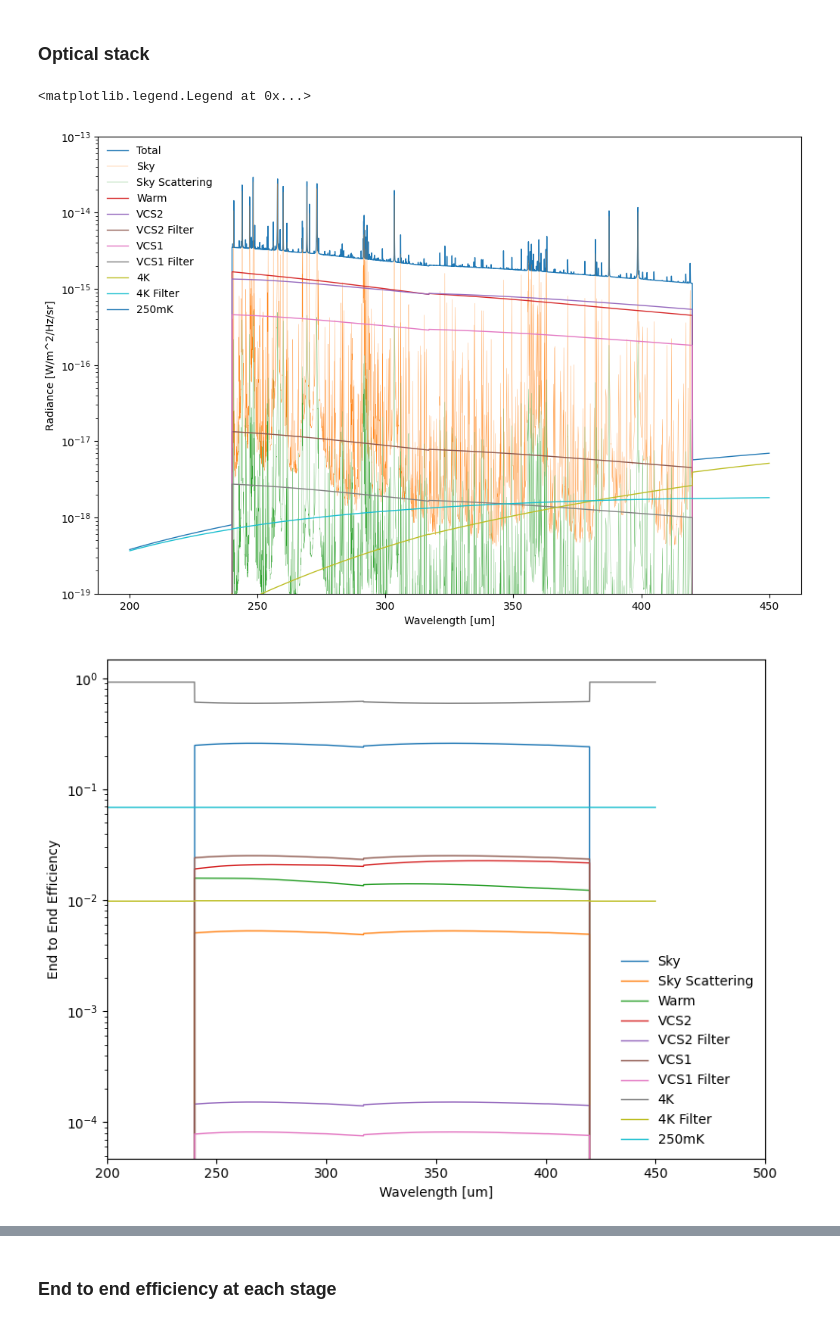
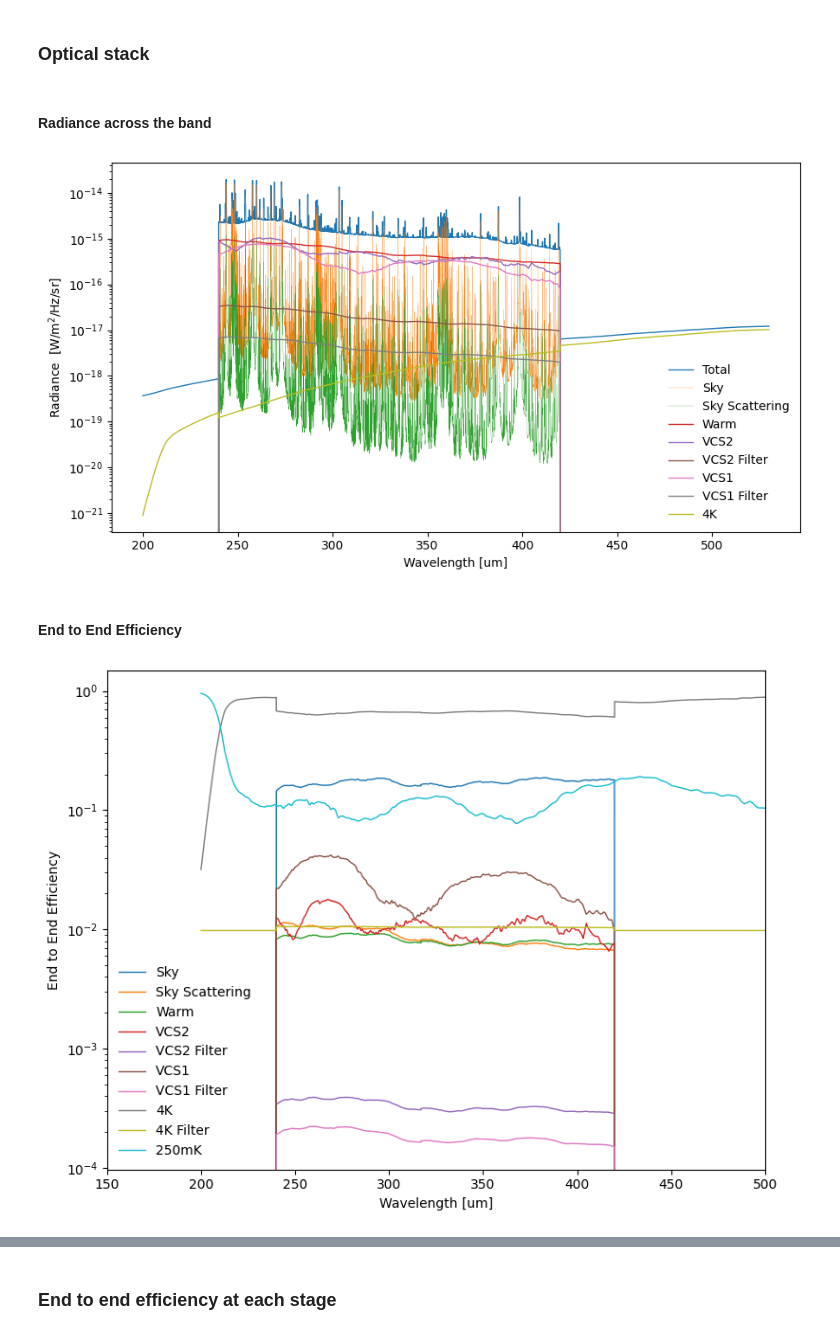
Before and after one commit to tim-balloon/tim-inst_modl, a Jupyter notebook: Spectral_loading_model/Spectral_loading.ipynb, the cells around one changed output, grey strips where cells are left out. Drawn from its saved outputs; the diff is of its cells as text; code cells hidden in the pictures.

```diff
--- a/Spectral_loading_model/Spectral_loading.ipynb
+++ b/Spectral_loading_model/Spectral_loading.ipynb
@@ -346,0 +423,8 @@ blazeEff = Functions(v=np.concatenate((c/LWGrating[:,0]/1e-6, c/SWGrating[:,0]/1
+# %%
+v_min = c/530e-6
+v_max = c/200e-6
+v_n   = 10000
+
+v = np.linspace(v_min, v_max, v_n)
+
+plt.plot(v, LPE4K_E_trans.func(v))
@@ -347,3 +436,10 @@ blazeEff = Functions(v=np.concatenate((c/LWGrating[:,0]/1e-6, c/SWGrating[:,0]/1
+# %%
+def ruze_loss(eps=5e-6,spill=0):
+
+    def func(v):
+        return 1 - np.exp(-(4*np.pi*eps/(c/v))**2) + spill
+
+    return func
 # %% [markdown]
 ### System parameters
 # %%
@@ -449,44 +548,50 @@ layers = [wm1,wm2,w1,fw1,fv21,fv22,fv11,f4k,cm1,cm2,cm3,cm4,cm5,cm6,cm7,cm8,cm9,
 sources = [sky,skyNoise,bbWarm,bbVCS2,bbVCS2f1,bbVCS1,bbVCS1f1,bbCold,bb4kf1,bbFPU]
 
 stack = OpticalStack(layers,sources)
+# %%
+v_min = c/530e-6
+v_max = c/200e-6
+v_n   = 10000
+
+v = np.linspace(v_min, v_max, v_n)
+
+lamb = c/v
+eff = stack.eff_cal(v)
+# %% [markdown]
+#### Radiance across the band
 # %%
-nu_min = c/450e-6
-nu_max = c/200e-6
-nu_n   = 4000
 
-nu = np.linspace(nu_min, nu_max, nu_n)
-
-lamb = c/nu
-eff = stack.eff_cal(c/lamb)
-
-
-plt.figure(figsize=(12,8), dpi=100)
+plt.figure(figsize=(9,5), dpi=100)
 
 plt.plot(lamb/1e-6, stack.radiance(c/lamb,),label='Total')
 
-for source in sources:
+for source in sources[:-2]:
     if isinstance(source, Atmo):
         plt.plot(lamb/1e-6, stack.radiance(c/lamb,source=source),lw=0.2, label=source.name)
     else:
         plt.plot(lamb/1e-6, stack.radiance(c/lamb,source=source), label=source.name)
 
 
 plt.xlabel('Wavelength [um]')
-plt.ylabel('Radiance [W/m^2/Hz/sr]')
+plt.ylabel(r'Radiance  [W/$\rm{m^2}$/Hz/sr]')
 
-plt.ylim([1e-19,1e-13])
+# plt.ylim([1e-17,1e-13])
 plt.yscale("log")
 plt.legend(frameon=0)
+plt.tight_layout()
+
+# plt.savefig("TIM_radiance.png", dpi=120)
 # %% [output]
-<matplotlib.legend.Legend at 0x...>
-[figure, old version]
+[figure, new version]
+# %% [markdown]
+#### End to End Efficiency
 # %%
 plt.figure(figsize=(8,6), dpi=100)
 
 for i,source in enumerate(stack.sources):
     plt.plot(lamb/1e-6, stack.efficiency[i], label=source.name)
 
-plt.xlim([200,500])
+plt.xlim([150,500])
 plt.yscale("log")
 
 plt.ylabel("End to End Efficiency")
@@ -495,7 +600,7 @@ plt.xlabel('Wavelength [um]')
 plt.legend(frameon=0)
 plt.tight_layout()
 # %% [output]
-[figure, old version]
+[figure, new version]
 # %%
 SWlambMin = 240e-6
 SWlambMax = 317e-6
```
Also changed, not shown: parts of 21 cells of this notebook, 5 other files.
